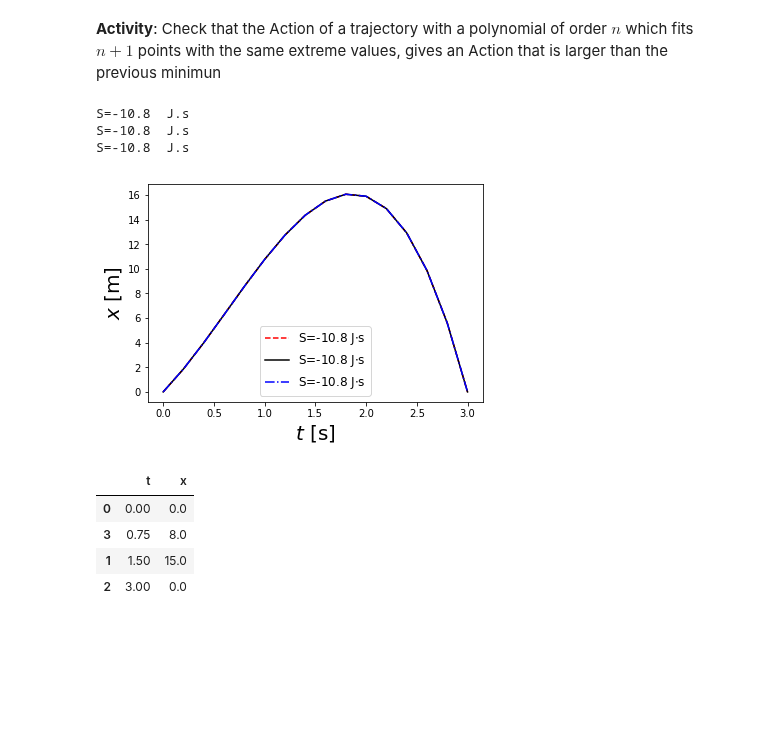
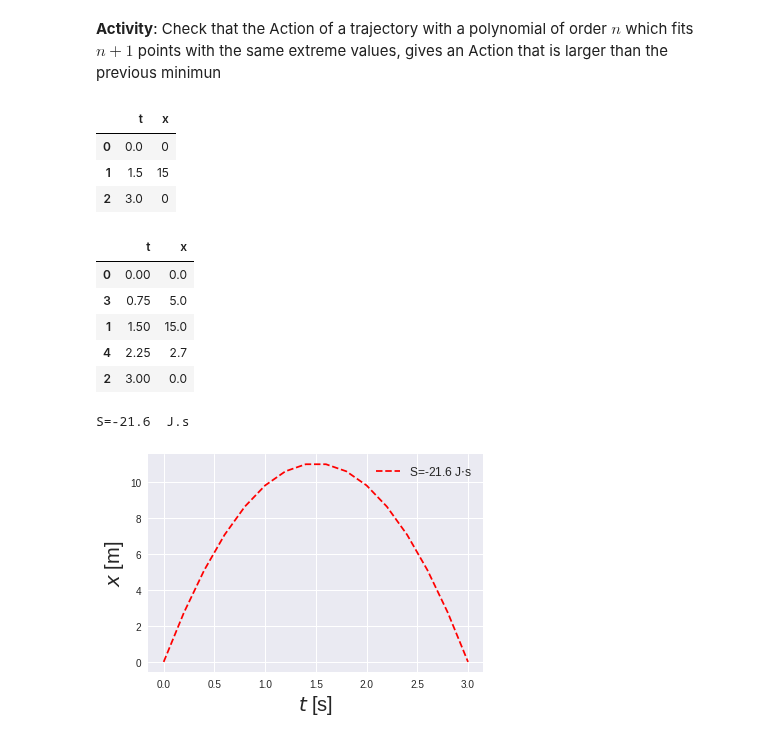
Before and after one commit to restrepo/ComputationalMethods, a Jupyter notebook: material/solution_least_action.ipynb, the cells around one changed output. Drawn from its saved outputs; the diff is of its cells as text; code cells hidden in the pictures; blank space fills up the shorter version.

```diff
--- a/material/solution_least_action.ipynb
+++ b/material/solution_least_action.ipynb
@@ -214,48 +214,55 @@ Ss[0].sum(),Ss[1].sum(),Ss[2].sum()
 (-16.958577777777823, -21.224840000000114, -18.1831111111111)
 # %% [markdown]
 __Activity__: Check that the Action of a trajectory with a polynomial of order $n$ which fits $n+1$ points with the same extreme values, gives an Action that is larger than the previous minimun
+# %%
+df
+# %% [output]
+|  | t | x |
+| 0 | 0.0 | 0 |
+| 1 | 1.5 | 15 |
+| 2 | 3.0 | 0 |
+# %%
+ndf=df.append({'t':0.75,'x':5},ignore_index=True)
+ndf=ndf.append({'t':2.25,'x':2.7},ignore_index=True)
+ndf=ndf.sort_values('t')
+ndf
+# %% [output]
+|  | t | x |
+| 0 | 0.00 | 0.0 |
+| 3 | 0.75 | 5.0 |
+| 1 | 1.50 | 15.0 |
+| 4 | 2.25 | 2.7 |
+| 2 | 3.00 | 0.0 |
 # %%
 Ss=[]
 Es=[]
 m=0.2
 g=9.8
 Deltat=0.2
-deg=3
 #t=np.linspace(df.t.min() , df.t.max(),10)
 t=np.arange(df.t.min() , df.t.max()+Deltat,Deltat)
-xmax=[6,11.025,15]; x0=0;xend=0
+xmax=[11.025]; x0=0;xend=0
 ls=['r--','k-','b-.']
 for i in range(len(xmax) ):
     df=pd.DataFrame({'t':[t.min(),t.mean(),t.max()],'x':[x0,xmax[i],xend]})
-    coeffs=np.polyfit(dfp.t,dfp.x,deg)
+    coeffs=np.polyfit(df.t,df.x,2)
     x=np.poly1d(coeffs,variable='t')
     v=x.deriv()
     L=0.5*m*v**2-m*g*x
     F=L.integ() # Analytical integration
     E=0.5*m*v**2+m*g*x
     S=F( df.t.max() ) - F( df.t.min() )
     print('S={:.1f}  J.s'.format( S ) )
     Ss.append( Saprx(L,t)  )
     Es.append( E(t) )
     #Plot
     if ls:
         plt.plot(t,x(t),ls[i],label='S={:.1f} J$\cdot$s'.format( S  )   )
 
 if ls:
     plt.legend(loc='best',fontsize=12)
     plt.xlabel('$t$ [s]',size=20)
     plt.ylabel('$x$ [m]',size=20)
 # %% [output]
-S=-10.8  J.s
-S=-10.8  J.s
-S=-10.8  J.s
+S=-21.6  J.s
-[figure, old version]
+[figure, new version]
-# %%
-dfp=df.append({'t':0.75,'x':8},ignore_index=True)
-dfp.sort_values('t')
-# %% [output]
-|  | t | x |
-| 0 | 0.00 | 0.0 |
-| 3 | 0.75 | 8.0 |
-| 1 | 1.50 | 15.0 |
-| 2 | 3.00 | 0.0 |
```
Also changed, not shown: parts of 1 cell of this notebook.
